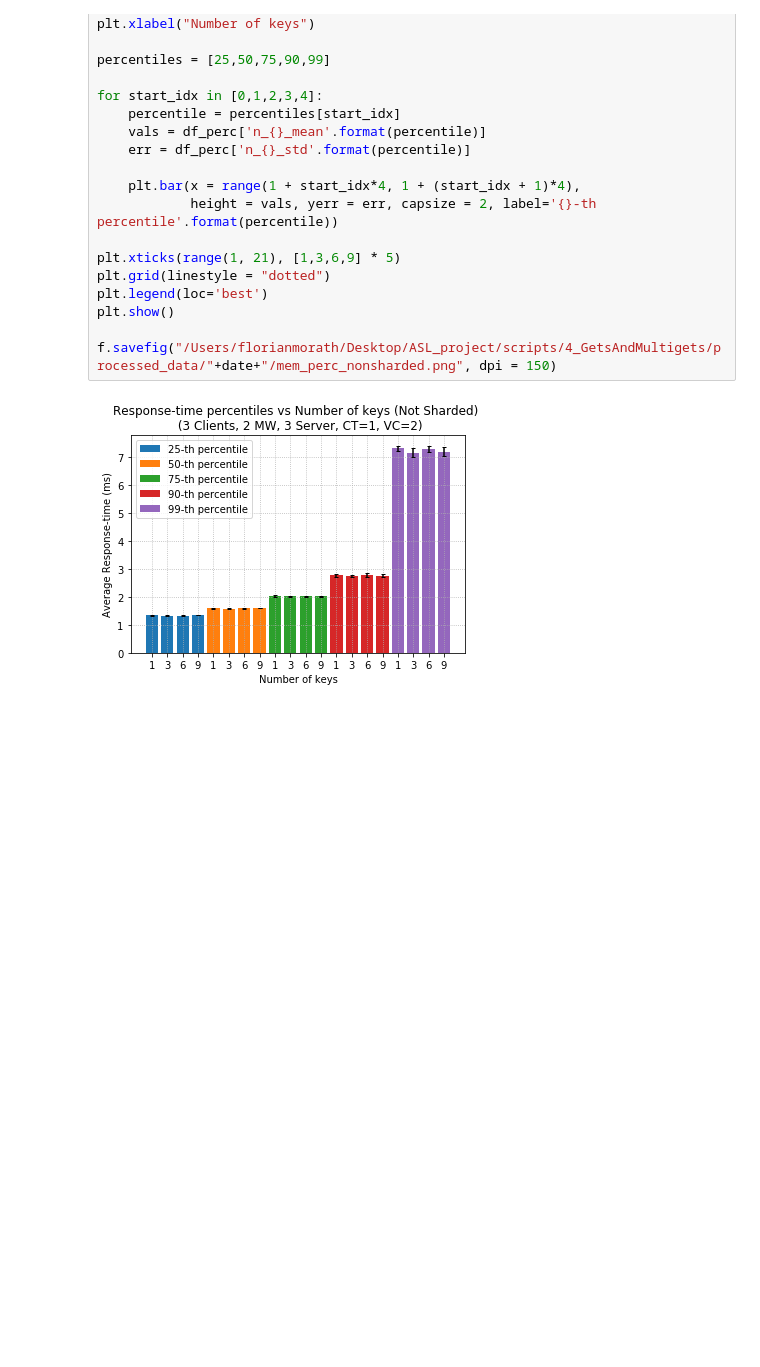
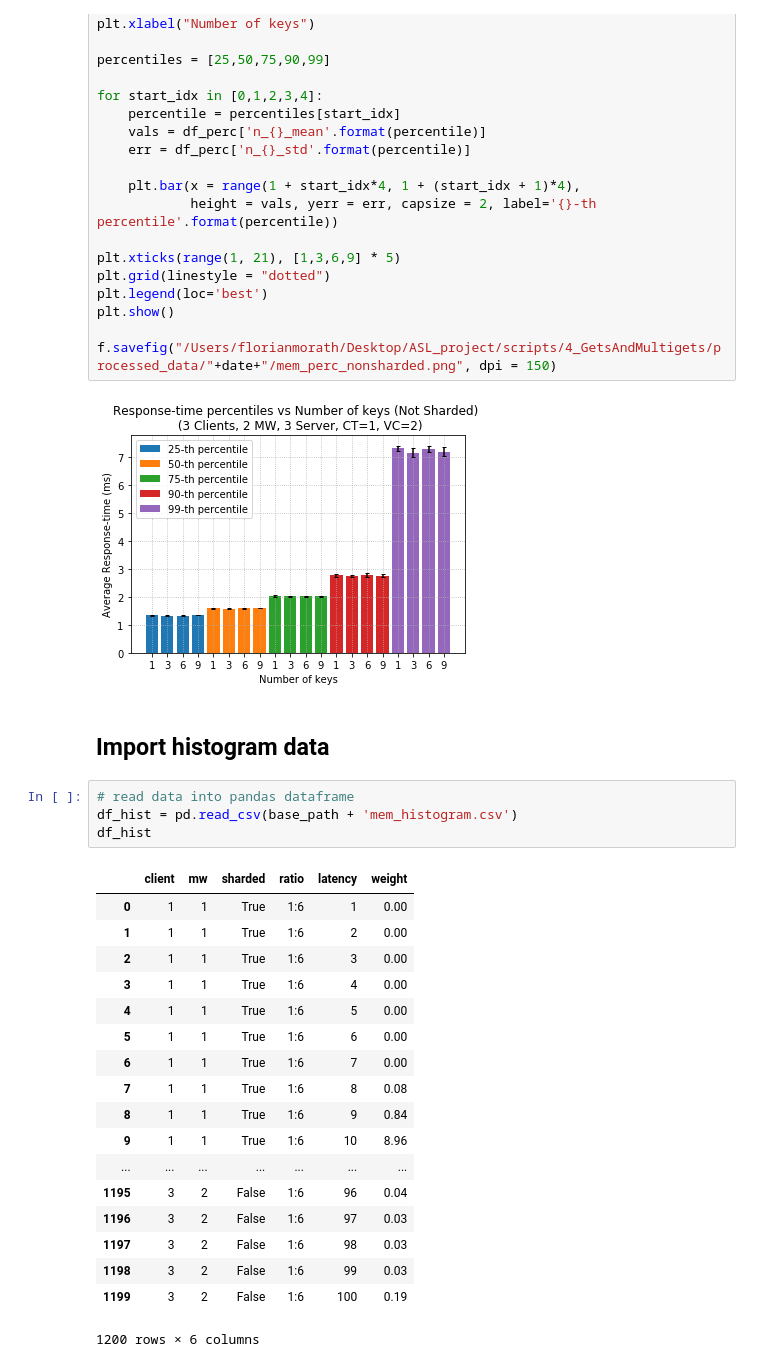
Before and after one commit to florianmorath/ASL_project, a Jupyter notebook: scripts/4_GetsAndMultigets/plot_mem-logs.ipynb, the cells around one changed output. Cells and saved outputs as stored; diff of their text form; blank space fills up the shorter version.

```diff
--- a/scripts/4_GetsAndMultigets/plot_mem-logs.ipynb
+++ b/scripts/4_GetsAndMultigets/plot_mem-logs.ipynb
@@ -164,3 +164,28 @@ plt.show()
 f.savefig("/Users/florianmorath/Desktop/ASL_project/scripts/4_GetsAndMultigets/processed_data/"+date+"/mem_perc_nonsharded.png", dpi = 150)
 # %% [output]
 [figure]
+# %% [markdown]
+## Import histogram data
+# %%
+# read data into pandas dataframe
+df_hist = pd.read_csv(base_path + 'mem_histogram.csv')
+df_hist
+# %% [output]
+|  | client | mw | sharded | ratio | latency | weight |
+| 0 | 1 | 1 | True | 1:6 | 1 | 0.00 |
+| 1 | 1 | 1 | True | 1:6 | 2 | 0.00 |
+| 2 | 1 | 1 | True | 1:6 | 3 | 0.00 |
+| 3 | 1 | 1 | True | 1:6 | 4 | 0.00 |
+| 4 | 1 | 1 | True | 1:6 | 5 | 0.00 |
+| 5 | 1 | 1 | True | 1:6 | 6 | 0.00 |
+| 6 | 1 | 1 | True | 1:6 | 7 | 0.00 |
+| 7 | 1 | 1 | True | 1:6 | 8 | 0.08 |
+| 8 | 1 | 1 | True | 1:6 | 9 | 0.84 |
+| 9 | 1 | 1 | True | 1:6 | 10 | 8.96 |
+| ... | ... | ... | ... | ... | ... | ... |
+| 1195 | 3 | 2 | False | 1:6 | 96 | 0.04 |
+| 1196 | 3 | 2 | False | 1:6 | 97 | 0.03 |
+| 1197 | 3 | 2 | False | 1:6 | 98 | 0.03 |
+| 1198 | 3 | 2 | False | 1:6 | 99 | 0.03 |
+| 1199 | 3 | 2 | False | 1:6 | 100 | 0.19 |
+1200 rows × 6 columns
```
Also changed, not shown: parts of 8 cells of this notebook, 5 other files.
